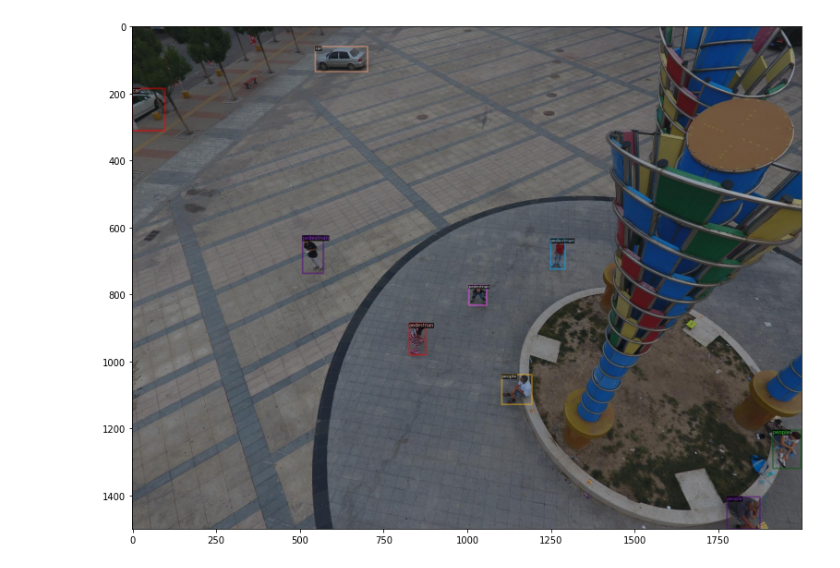
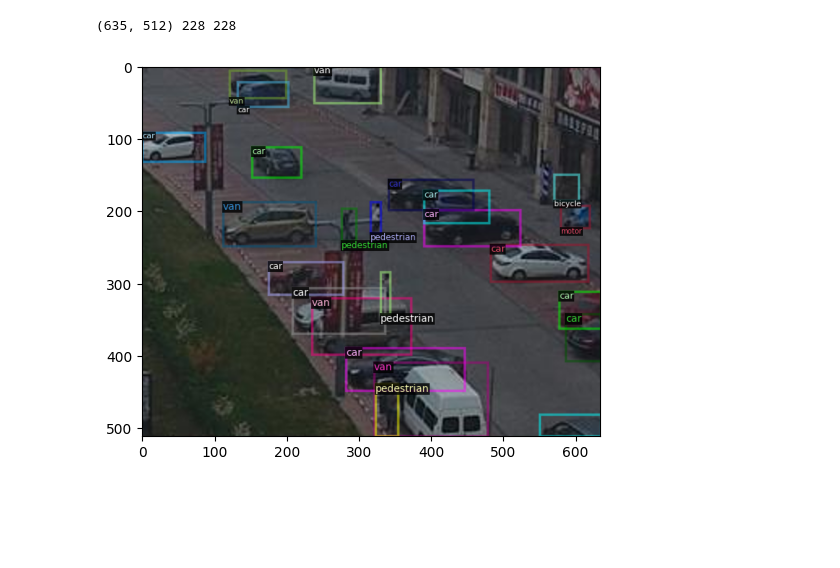
Before and after one commit to akhilpm/DroneDetectron2, a Jupyter notebook: crop_generation.ipynb, the cells around one changed output. Drawn from its saved outputs; the diff is of its cells as text; code cells hidden in the pictures; blank space fills up the shorter version.

```diff
--- a/crop_generation.ipynb
+++ b/crop_generation.ipynb
@@ -41,3 +43,0 @@ Dataset with pre-computed crops loaded from /localscratch/akhil135.9968191.0/Vis
-# %%
-annos = dataset_dicts[0].get("annotations", None)
-print(annos)
@@ -82,6 +110,9 @@ data = next(iter(data_loader))
 # %%
-plot_image(dataset_dicts[250], metadata)
+index = -350
+#plot_image(dataset_dicts[index], metadata)
+plot_image(dataset_dicts[index], metadata, True)
 # %% [output]
+(635, 512) 228 228
-[figure, old version]
+[figure, new version]
 # %%
 print(len(dataset))
```
Also changed, not shown: parts of 7 cells of this notebook, 9 other files.
